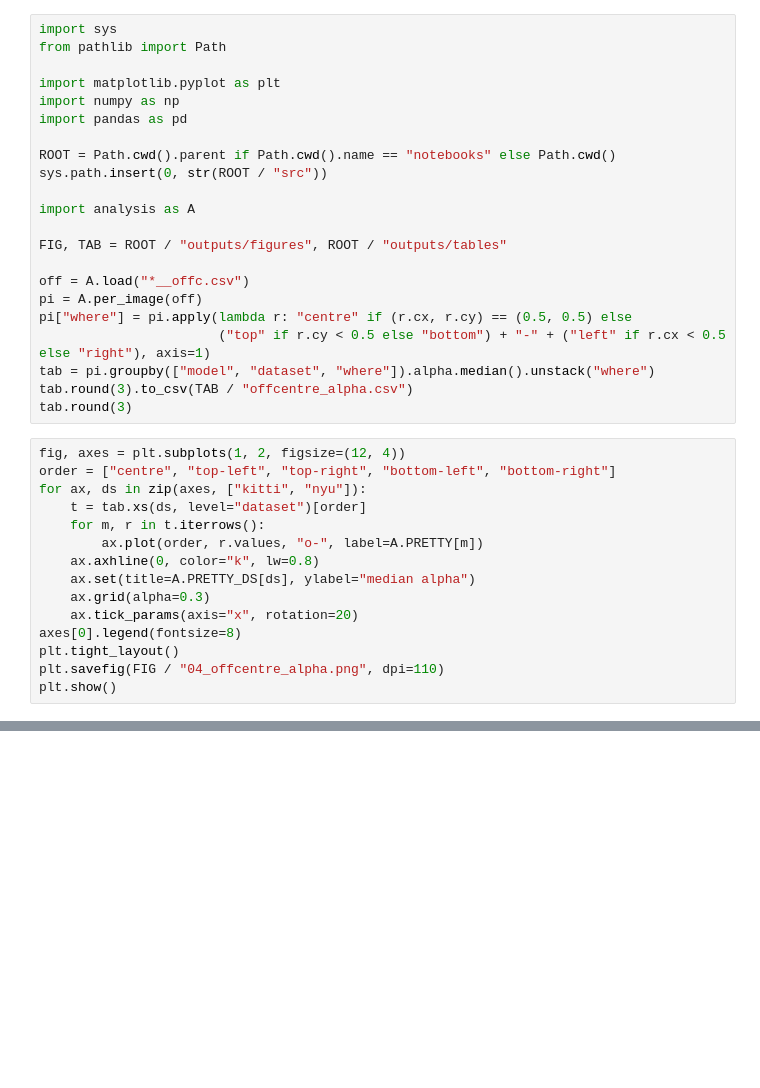
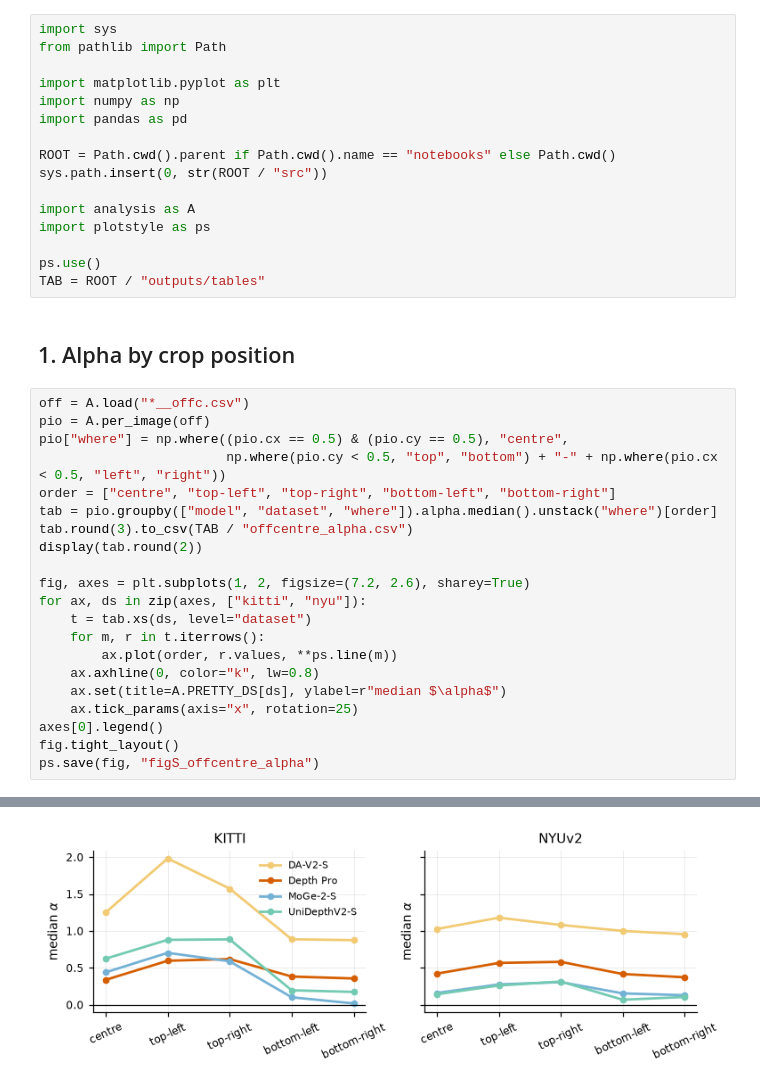
Before and after one commit to rabeyanoor/zoom-equivariance, a Jupyter notebook: notebooks/04_off_centre_and_stale_K.ipynb, the cells around one changed output, grey strips where cells are left out. Drawn from its saved outputs; the diff is of its cells as text; blank space fills up the shorter version.

```diff
--- a/notebooks/04_off_centre_and_stale_K.ipynb
+++ b/notebooks/04_off_centre_and_stale_K.ipynb
@@ -22,28 +21,31 @@ ROOT = Path.cwd().parent if Path.cwd().name == "notebooks" else Path.cwd()
 sys.path.insert(0, str(ROOT / "src"))
 
 import analysis as A
+import plotstyle as ps
 
-FIG, TAB = ROOT / "outputs/figures", ROOT / "outputs/tables"
-
-off = A.load("*__offc.csv")
-pi = A.per_image(off)
-pi["where"] = pi.apply(lambda r: "centre" if (r.cx, r.cy) == (0.5, 0.5) else
-                       ("top" if r.cy < 0.5 else "bottom") + "-" + ("left" if r.cx < 0.5 else "right"), axis=1)
-tab = pi.groupby(["model", "dataset", "where"]).alpha.median().unstack("where")
-tab.round(3).to_csv(TAB / "offcentre_alpha.csv")
-tab.round(3)
+ps.use()
+TAB = ROOT / "outputs/tables"
+# %% [markdown]
+## 1. Alpha by crop position
 # %%
-fig, axes = plt.subplots(1, 2, figsize=(12, 4))
+off = A.load("*__offc.csv")
+pio = A.per_image(off)
+pio["where"] = np.where((pio.cx == 0.5) & (pio.cy == 0.5), "centre",
+                        np.where(pio.cy < 0.5, "top", "bottom") + "-" + np.where(pio.cx < 0.5, "left", "right"))
 order = ["centre", "top-left", "top-right", "bottom-left", "bottom-right"]
+tab = pio.groupby(["model", "dataset", "where"]).alpha.median().unstack("where")[order]
+tab.round(3).to_csv(TAB / "offcentre_alpha.csv")
+display(tab.round(2))
+
+fig, axes = plt.subplots(1, 2, figsize=(7.2, 2.6), sharey=True)
 for ax, ds in zip(axes, ["kitti", "nyu"]):
-    t = tab.xs(ds, level="dataset")[order]
+    t = tab.xs(ds, level="dataset")
     for m, r in t.iterrows():
-        ax.plot(order, r.values, "o-", label=A.PRETTY[m])
+        ax.plot(order, r.values, **ps.line(m))
     ax.axhline(0, color="k", lw=0.8)
-    ax.set(title=A.PRETTY_DS[ds], ylabel="median alpha")
-    ax.grid(alpha=0.3)
-    ax.tick_params(axis="x", rotation=20)
-axes[0].legend(fontsize=8)
-plt.tight_layout()
-plt.savefig(FIG / "04_offcentre_alpha.png", dpi=110)
-plt.show()
+    ax.set(title=A.PRETTY_DS[ds], ylabel=r"median $\alpha$")
+    ax.tick_params(axis="x", rotation=25)
+axes[0].legend()
+fig.tight_layout()
+ps.save(fig, "figS_offcentre_alpha")
+# %% [output]
@@ -49,0 +62 @@ plt.show()
+[figure, added]
```
Also changed, not shown: parts of 9 cells of this notebook, 7 other files.
